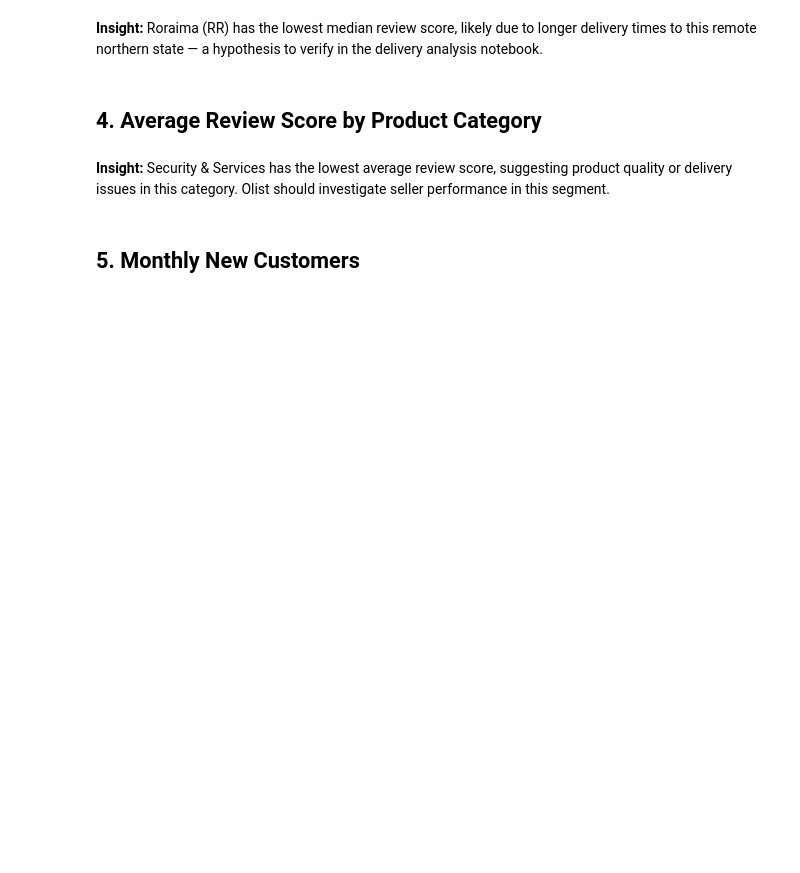
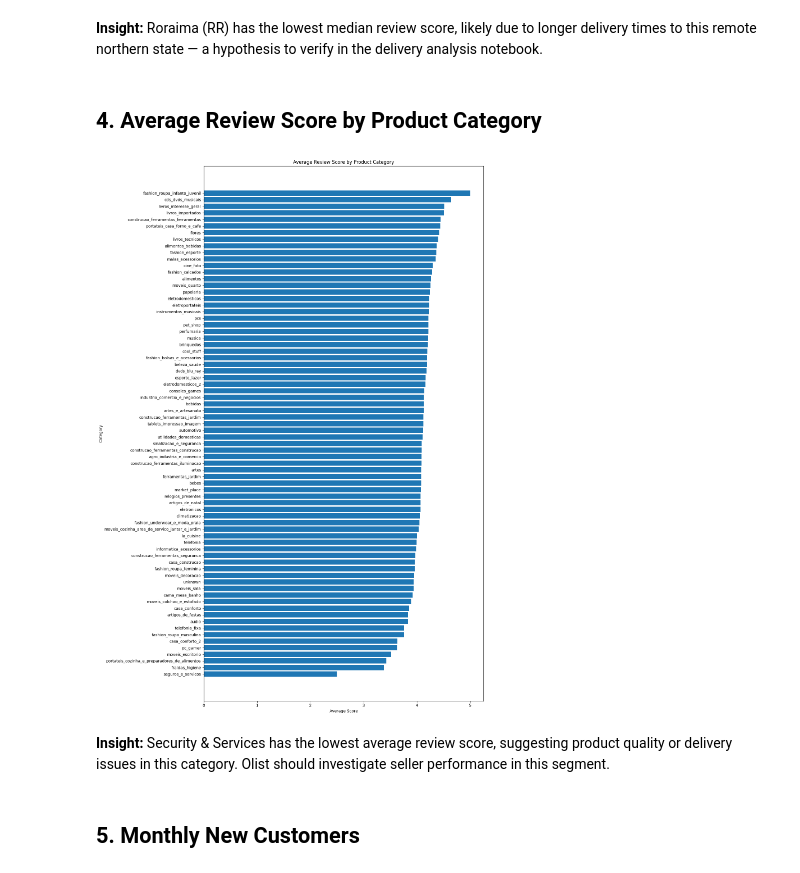
Before and after one commit to Loayib/olist-analysis, a Jupyter notebook: notebooks/04_customer_analysis.ipynb, the cells around one changed output. Cells and saved outputs as stored; diff of their text form; code cells hidden in the pictures; blank space fills up the shorter version.

```diff
--- a/notebooks/04_customer_analysis.ipynb
+++ b/notebooks/04_customer_analysis.ipynb
@@ -67,14 +78,16 @@ plt.show()
 # %% [markdown]
 ## 4. Average Review Score by Product Category
 # %%
-dick = merged.groupby('product_category_name_english')['review_score'].mean().sort_values()
+dick = merged.groupby('product_category_name')['review_score'].mean().sort_values()
 plt.figure(figsize=(14, 20))
 plt.barh(dick.index, dick.values)
 plt.title('Average Review Score by Product Category')
 plt.xlabel('Average Score')
 plt.ylabel('Category')
 plt.tight_layout()
 plt.show()
+# %% [output]
+[figure, added]
 # %% [markdown]
 **Insight:** Security & Services has the lowest average review score, suggesting product quality or delivery issues in this category. Olist should investigate seller performance in this segment.
 # %% [markdown]
```
Also changed, not shown: parts of 5 cells of this notebook, 2 other files.
